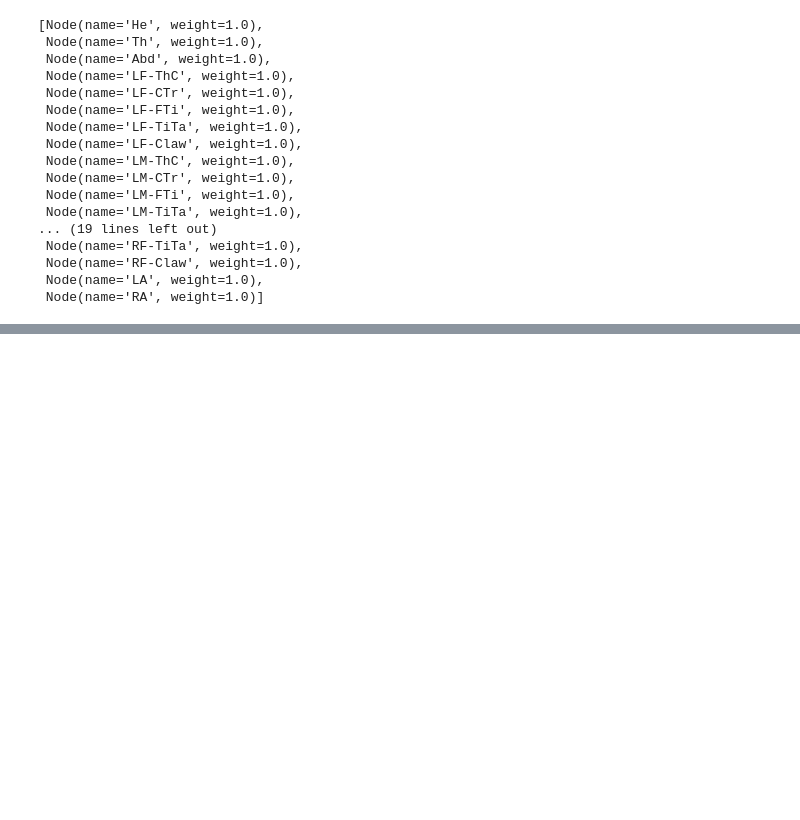
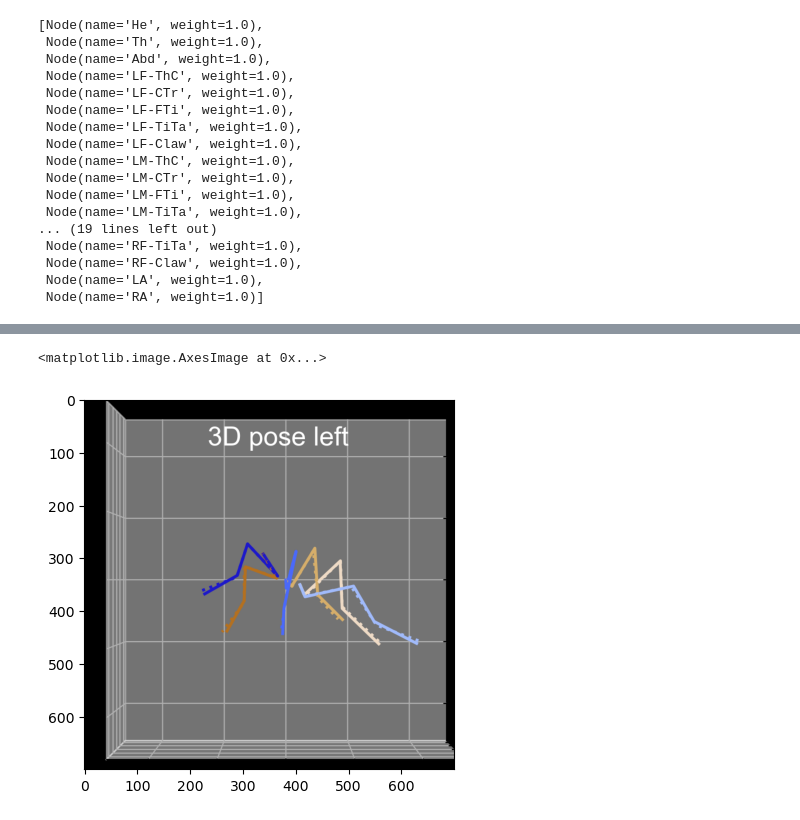
Before and after one commit to NeLy-EPFL/nmf2-paper, a Jupyter notebook: revision_stepping/make_base_video.ipynb, the cells around one changed output, grey strips where cells are left out. Saved outputs shown, nothing was run; the diff lists cells and outputs as text; code cells hidden in the pictures; blank space fills up the shorter version.

```diff
--- a/revision_stepping/make_base_video.ipynb
+++ b/revision_stepping/make_base_video.ipynb
@@ -183,21 +183,25 @@ import cv2
 
 # now read each of those images and stack the right 3d pose next to it
 pose3d_path = Path("/Users/stimpfli/Desktop/nmf2-paper/revision_stepping/data/seqikpy_output/aligned_pose/")
-pose3d_images_paths = list(pose3d_path.glob("azim_30_elev_30_*.png"))
+pose3d_path = Path("/Users/stimpfli/Desktop/nmf2-paper/revision_stepping/data/seqikpy_output/ik_fk_comparison/")
+pose3d_images_paths = list(pose3d_path.glob("azim_90_elev_90_*.png"))
+
 
 pose_frame = cv2.imread(str(pose3d_images_paths[0]))
 pose_height, pose_width = pose_frame.shape[:2]
 frame_height, frame_width = cv2.imread(str(frame_out_path / "frame_0.png")).shape[:2]
 
-if pose_height < frame_height:
-    resize_factor = frame_height/pose_height
-    resized_pose_frame = cv2.resize(pose_frame, (0,0), fx=resize_factor, fy=resize_factor)
-    black_square_height, black_square_width = resized_pose_frame.shape[:2]
-else:
-    black_square_height, black_square_width = frame_height, pose_width
+# same height as pose3d
+legend_image = cv2.imread(str(pose3d_path / "legend.png"))
+pose3d_height, pose3d_width = cv2.imread(str(pose3d_images_paths[0])).shape[:2]
+legend_image_height, legend_image_width = legend_image.shape[:2]
 
-
-height_diff = (frame_height - pose_height)//2
+n_pose3d_views = 2
+resize_factor = frame_height/(pose3d_height*n_pose3d_views + legend_image_height)
+resized_width = int(pose3d_width*resize_factor)
+# make even number of pixels
+resized_width = resized_width + resized_width % 2
+print(resized_width, pose3d_width*resize_factor)
 
 output_path_pose = data_folder / "labelled_frames_w3dpose"
 output_path_pose.mkdir(parents=True, exist_ok=True)
@@ -208,14 +212,19 @@ for i in range(vid_len):
     base_frame = cv2.imread(str(frame_out_path / f"frame_{i}.png"))
     if i in frames_with_instance:
         pose3d_index = np.round((i-frames_with_instance[0])/conversion_factor).astype(int)
-        pose3d_frame = cv2.imread(str(pose3d_path / f"azim_30_elev_30_{pose3d_index}.png"))
-        if pose_height < frame_height:
-            # resize both axis
-            pose3d_frame = cv2.resize(pose3d_frame, (0,0), fx=resize_factor, fy=resize_factor)
-        else:
-            pose3d_frame = pose3d_frame[height_diff:height_diff+frame_height, :, :]
+        pose3d_frame_side = cv2.imread(str(pose3d_path / f"azim_90_elev_0_{pose3d_index}.png"))
+        pose3d_frame_ventral = cv2.imread(str(pose3d_path / f"azim_90_elev_-90_{pose3d_index}.png"))
+
+        pose3d_frame = np.concatenate([legend_image_res, pose3d_frame_ventral, pose3d_frame_side], axis=0)
+        pose3d_frame_res = cv2.resize(pose3d_frame, fx=resize_factor, fy=resize_factor, dsize=(resized_width, frame_height))
+
+        # #pose3d_frame_profile = cv2.imread(str(pose3d_path / f"azim_30_elev_10_{pose3d_index}.png"))
+        # pose3d_frame_side_res = cv2.resize(pose3d_frame_side, fx=resize_factor, fy=resize_factor, dsize=(resized_width, frame_height//n_pose3d_views))
+        # pose3d_frame_ventral_res = cv2.resize(pose3d_frame_ventral, fx=resize_factor, fy=resize_factor, dsize=(resized_width, frame_height//n_pose3d_views))
+        # #pose3d_frame_profile_res = cv2.resize(pose3d_frame_profile, fx=resize_factor, fy=resize_factor, dsize=(resized_width, frame_height//n_pose3d_views+1))
+        # pose3d_frame = np.concatenate([pose3d_frame_ventral_res, pose3d_frame_side_res], axis=0)
     else:
-        pose3d_frame = np.zeros((black_square_height, black_square_width, 3), dtype=np.uint8)
+        pose3d_frame = np.zeros((frame_height, resized_width, 3), dtype=np.uint8)
 
-    combined = np.concatenate([base_frame, pose3d_frame], axis=1)
+    combined = np.concatenate([pose3d_frame_res, base_frame], axis=1)
     cv2.imwrite(str(output_path_pose / f"frame_{i}.png"), combined)
@@ -222,3 +246,8 @@ for i in range(vid_len):
+# %%
+plt.imshow(cv2.imread(str(pose3d_path / f"azim_90_elev_0_0.png")))
+# %% [output]
+<matplotlib.image.AxesImage at 0x...>
+[figure, added]
 # %%
 # make video out of the images using ffmpeg
 video_out_path = data_folder / "labelled_frames_annotated.mp4"
```
Also changed, not shown: parts of 5 cells of this notebook, 1 other file.
